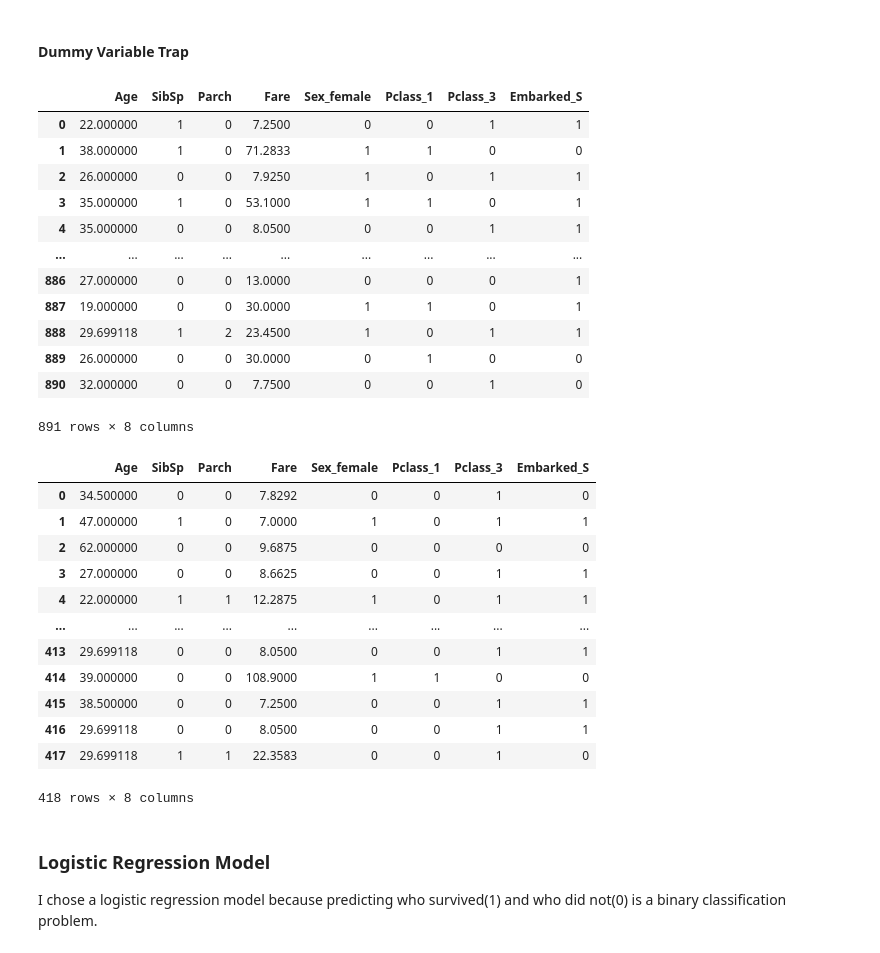
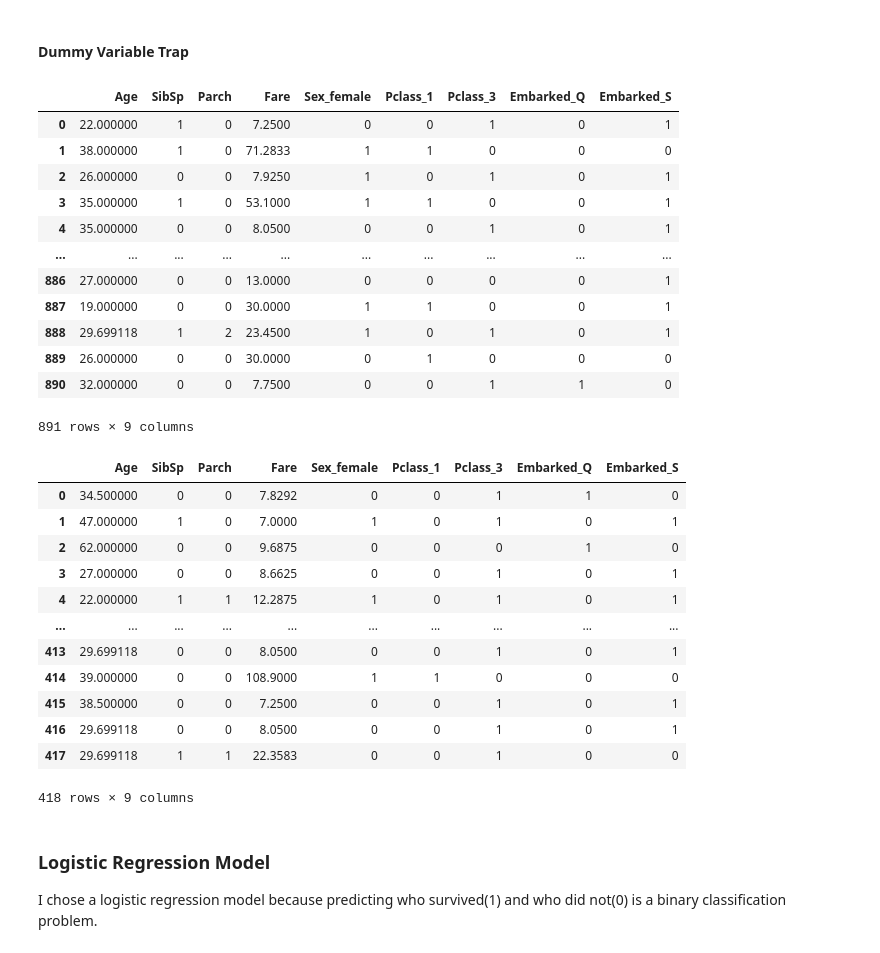
Before and after one commit to SevenWoos/Titanic, a Jupyter notebook: Titanic ML Project.ipynb, the cells around one changed output. Cells and saved outputs as stored; diff of their text form; code cells hidden in the pictures.

```diff
--- a/Titanic ML Project.ipynb
+++ b/Titanic ML Project.ipynb
@@ -1159,39 +1159,42 @@ sorted(zip(abs(coefs), cols))[-28:]
 # %% [markdown]
 #### Dummy Variable Trap
 # %%
-train_enc_X = train_enc_X.drop(columns=['Embarked_C', 'Embarked_Q', 'Pclass_2', 'Sex_male'])
+# train_enc_X = train_enc_X.drop(columns=['Embarked_C', 'Embarked_Q', 'Pclass_2', 'Sex_male'])
+train_enc_X = train_enc_X.drop(columns=['Embarked_C', 'Pclass_2', 'Sex_male'])
 train_enc_X
 # %% [output]
-|  | Age | SibSp | Parch | Fare | Sex_female | Pclass_1 | Pclass_3 | Embarked_S |
-| 0 | 22.000000 | 1 | 0 | 7.2500 | 0 | 0 | 1 | 1 |
-| 1 | 38.000000 | 1 | 0 | 71.2833 | 1 | 1 | 0 | 0 |
-| 2 | 26.000000 | 0 | 0 | 7.9250 | 1 | 0 | 1 | 1 |
-| 3 | 35.000000 | 1 | 0 | 53.1000 | 1 | 1 | 0 | 1 |
-| 4 | 35.000000 | 0 | 0 | 8.0500 | 0 | 0 | 1 | 1 |
-| ... | ... | ... | ... | ... | ... | ... | ... | ... |
-| 886 | 27.000000 | 0 | 0 | 13.0000 | 0 | 0 | 0 | 1 |
-| 887 | 19.000000 | 0 | 0 | 30.0000 | 1 | 1 | 0 | 1 |
-| 888 | 29.699118 | 1 | 2 | 23.4500 | 1 | 0 | 1 | 1 |
-| 889 | 26.000000 | 0 | 0 | 30.0000 | 0 | 1 | 0 | 0 |
-| 890 | 32.000000 | 0 | 0 | 7.7500 | 0 | 0 | 1 | 0 |
+|  | Age | SibSp | Parch | Fare | Sex_female | Pclass_1 | Pclass_3 | Embarked_Q | Embarked_S |
+| 0 | 22.000000 | 1 | 0 | 7.2500 | 0 | 0 | 1 | 0 | 1 |
+| 1 | 38.000000 | 1 | 0 | 71.2833 | 1 | 1 | 0 | 0 | 0 |
+| 2 | 26.000000 | 0 | 0 | 7.9250 | 1 | 0 | 1 | 0 | 1 |
+| 3 | 35.000000 | 1 | 0 | 53.1000 | 1 | 1 | 0 | 0 | 1 |
+| 4 | 35.000000 | 0 | 0 | 8.0500 | 0 | 0 | 1 | 0 | 1 |
+| ... | ... | ... | ... | ... | ... | ... | ... | ... | ... |
+| 886 | 27.000000 | 0 | 0 | 13.0000 | 0 | 0 | 0 | 0 | 1 |
+| 887 | 19.000000 | 0 | 0 | 30.0000 | 1 | 1 | 0 | 0 | 1 |
+| 888 | 29.699118 | 1 | 2 | 23.4500 | 1 | 0 | 1 | 0 | 1 |
+| 889 | 26.000000 | 0 | 0 | 30.0000 | 0 | 1 | 0 | 0 | 0 |
+| 890 | 32.000000 | 0 | 0 | 7.7500 | 0 | 0 | 1 | 1 | 0 |
-891 rows × 8 columns
+891 rows × 9 columns
 # %%
-test_enc = test_enc.drop(columns=['Embarked_C', 'Embarked_Q', 'Pclass_2', 'Sex_male'])
+# test_enc = test_enc.drop(columns=['Embarked_C', 'Embarked_Q', 'Pclass_2', 'Sex_male'])
+test_enc = test_enc.drop(columns=['Embarked_C', 'Pclass_2', 'Sex_male'])
+
 test_enc
 # %% [output]
-|  | Age | SibSp | Parch | Fare | Sex_female | Pclass_1 | Pclass_3 | Embarked_S |
-| 0 | 34.500000 | 0 | 0 | 7.8292 | 0 | 0 | 1 | 0 |
-| 1 | 47.000000 | 1 | 0 | 7.0000 | 1 | 0 | 1 | 1 |
-| 2 | 62.000000 | 0 | 0 | 9.6875 | 0 | 0 | 0 | 0 |
-| 3 | 27.000000 | 0 | 0 | 8.6625 | 0 | 0 | 1 | 1 |
-| 4 | 22.000000 | 1 | 1 | 12.2875 | 1 | 0 | 1 | 1 |
-| ... | ... | ... | ... | ... | ... | ... | ... | ... |
-| 413 | 29.699118 | 0 | 0 | 8.0500 | 0 | 0 | 1 | 1 |
-| 414 | 39.000000 | 0 | 0 | 108.9000 | 1 | 1 | 0 | 0 |
-| 415 | 38.500000 | 0 | 0 | 7.2500 | 0 | 0 | 1 | 1 |
-| 416 | 29.699118 | 0 | 0 | 8.0500 | 0 | 0 | 1 | 1 |
-| 417 | 29.699118 | 1 | 1 | 22.3583 | 0 | 0 | 1 | 0 |
+|  | Age | SibSp | Parch | Fare | Sex_female | Pclass_1 | Pclass_3 | Embarked_Q | Embarked_S |
+| 0 | 34.500000 | 0 | 0 | 7.8292 | 0 | 0 | 1 | 1 | 0 |
+| 1 | 47.000000 | 1 | 0 | 7.0000 | 1 | 0 | 1 | 0 | 1 |
+| 2 | 62.000000 | 0 | 0 | 9.6875 | 0 | 0 | 0 | 1 | 0 |
+| 3 | 27.000000 | 0 | 0 | 8.6625 | 0 | 0 | 1 | 0 | 1 |
+| 4 | 22.000000 | 1 | 1 | 12.2875 | 1 | 0 | 1 | 0 | 1 |
+| ... | ... | ... | ... | ... | ... | ... | ... | ... | ... |
+| 413 | 29.699118 | 0 | 0 | 8.0500 | 0 | 0 | 1 | 0 | 1 |
+| 414 | 39.000000 | 0 | 0 | 108.9000 | 1 | 1 | 0 | 0 | 0 |
+| 415 | 38.500000 | 0 | 0 | 7.2500 | 0 | 0 | 1 | 0 | 1 |
+| 416 | 29.699118 | 0 | 0 | 8.0500 | 0 | 0 | 1 | 0 | 1 |
+| 417 | 29.699118 | 1 | 1 | 22.3583 | 0 | 0 | 1 | 0 | 0 |
-418 rows × 8 columns
+418 rows × 9 columns
 # %% [markdown]
 ### Logistic Regression Model
 
```
Also changed, not shown: parts of 68 cells of this notebook.
